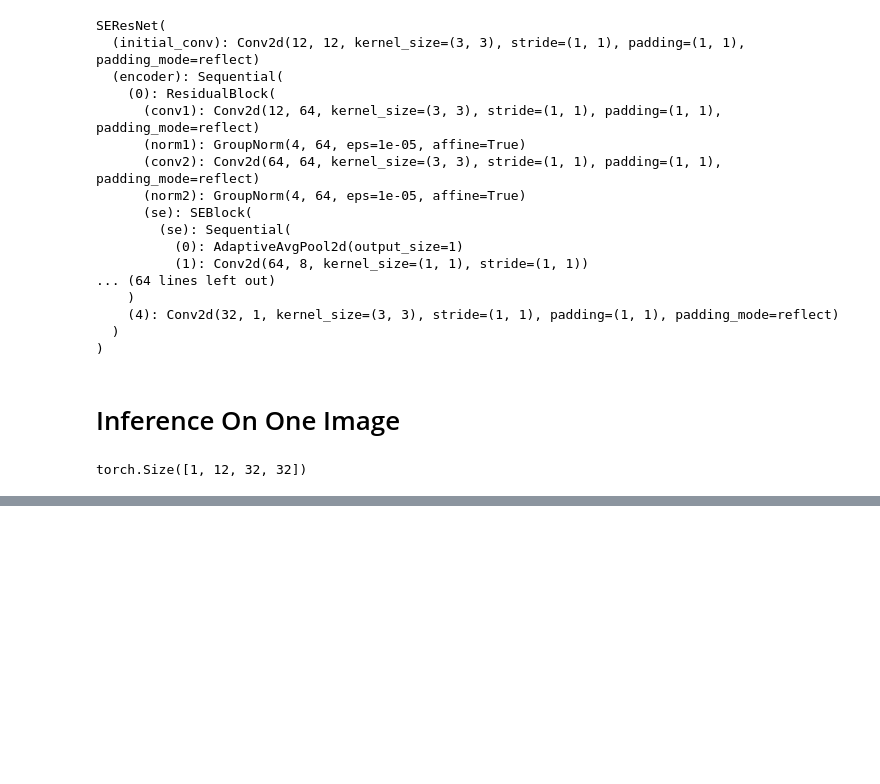
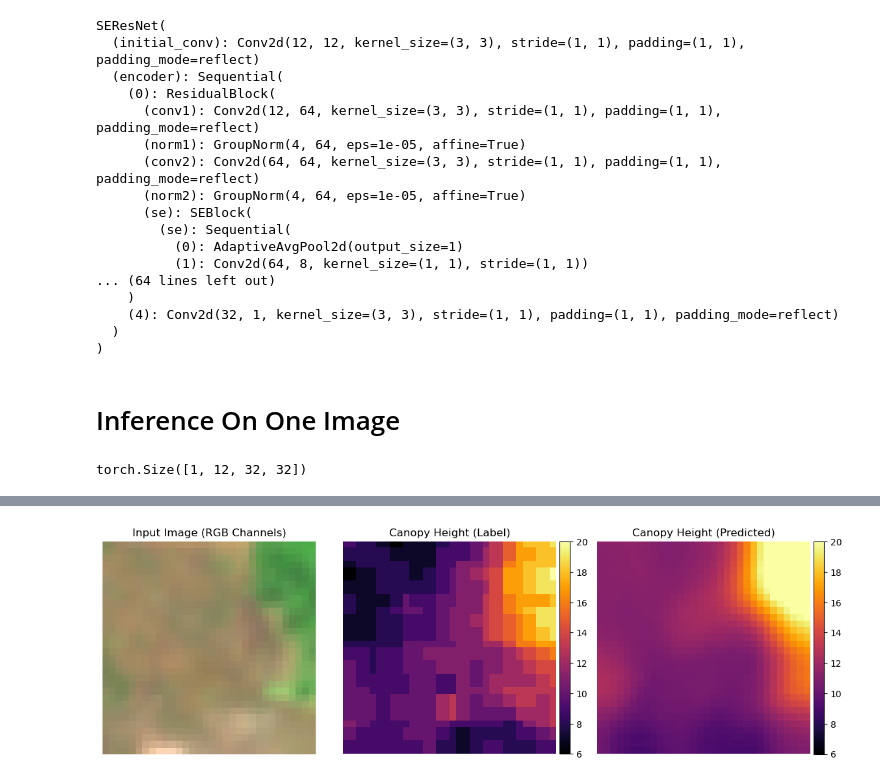
Before and after one commit to felix-schmeding/IPEO-Project, a Jupyter notebook: src/inference.ipynb, the cells around one changed output, grey strips where cells are left out. Cells and saved outputs as stored; diff of their text form; code cells hidden in the pictures; blank space fills up the shorter version.

Commit message:
Add inference image plot

```diff
--- a/src/inference.ipynb
+++ b/src/inference.ipynb
@@ -90,0 +95,42 @@ plt.show()
+# %%
+# Define figure layout
+fig = plt.figure(figsize=(12, 5))
+gs = fig.add_gridspec(1, 4, width_ratios=[1.881, 2, 2, 0.1])
+
+# Plot RGB Sentinel-2 Image (Bands 4,3,2 -> RGB)
+ax_rgb = fig.add_subplot(gs[0])
+rgb_image = np.stack([sample_img[:, :, 3],  # Red (Band 4)
+                      sample_img[:, :, 2],  # Green (Band 3)
+                      sample_img[:, :, 1]], axis=-1)  # Blue (Band 2)
+rgb_image = np.clip(rgb_image / np.max(rgb_image), 0, 1)
+
+ax_rgb.imshow(rgb_image)
+ax_rgb.set_title("Input Image (RGB Channels)")
+ax_rgb.axis("off")
+
+vmin, vmax = sample_label.min(), sample_label.max()
+
+def add_colorbar(ax, im):
+    divider = make_axes_locatable(ax)
+    cax = divider.append_axes("right", size="5%", pad=0.05)
+    fig.colorbar(im, cax=cax)
+
+# Plot label image
+ax_label = fig.add_subplot(gs[1])
+im_label = ax_label.imshow(sample_label, cmap="inferno", vmin=vmin, vmax=vmax)
+ax_label.set_title("Canopy Height (Label)")
+ax_label.axis("off")
+add_colorbar(ax_label, im_label)
+
+# Plot predicted image
+ax_pred = fig.add_subplot(gs[2])
+im_pred = ax_pred.imshow(predicted_label, cmap="inferno", vmin=vmin, vmax=vmax)
+ax_pred.set_title("Canopy Height (Predicted)")
+ax_pred.axis("off")
+add_colorbar(ax_pred, im_pred)
+
+plt.tight_layout()
+plt.savefig("../out/sample_inference.pdf", format="pdf", bbox_inches="tight")
+plt.show()
+# %% [output]
+[figure, added]
```
Also changed, not shown: parts of 3 cells of this notebook, 3 other files.
